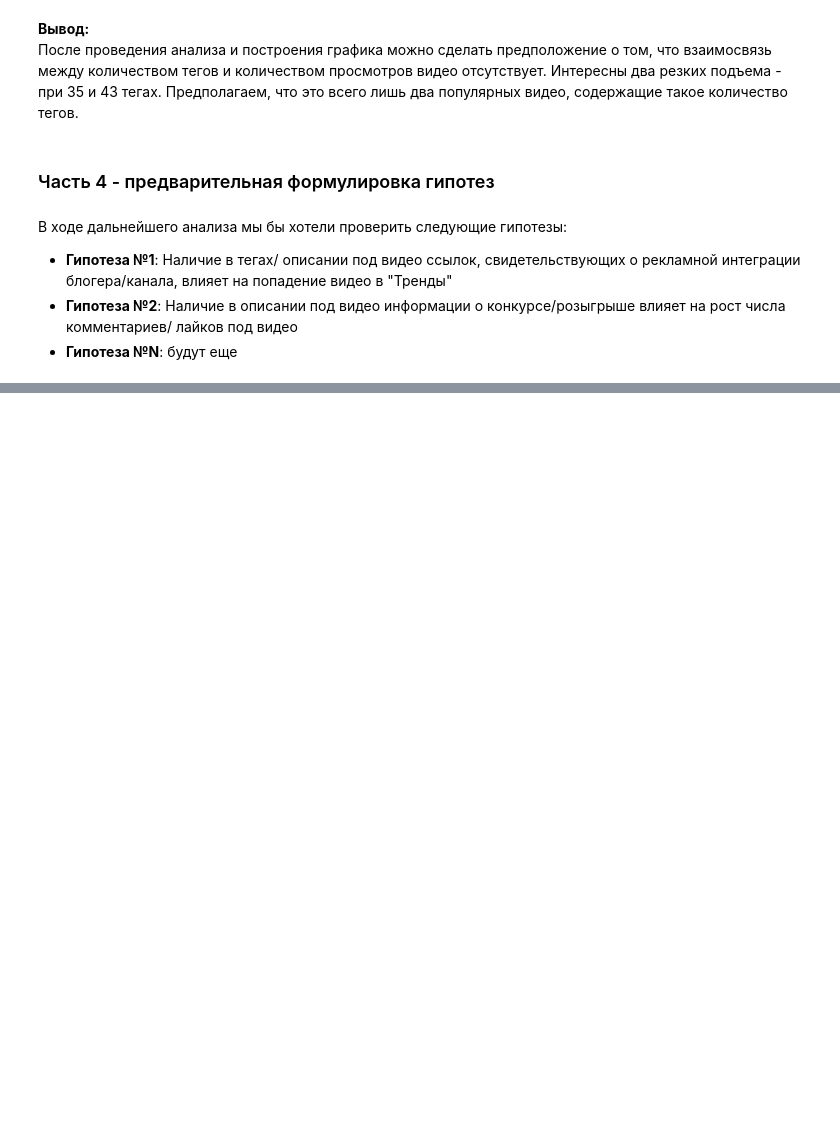
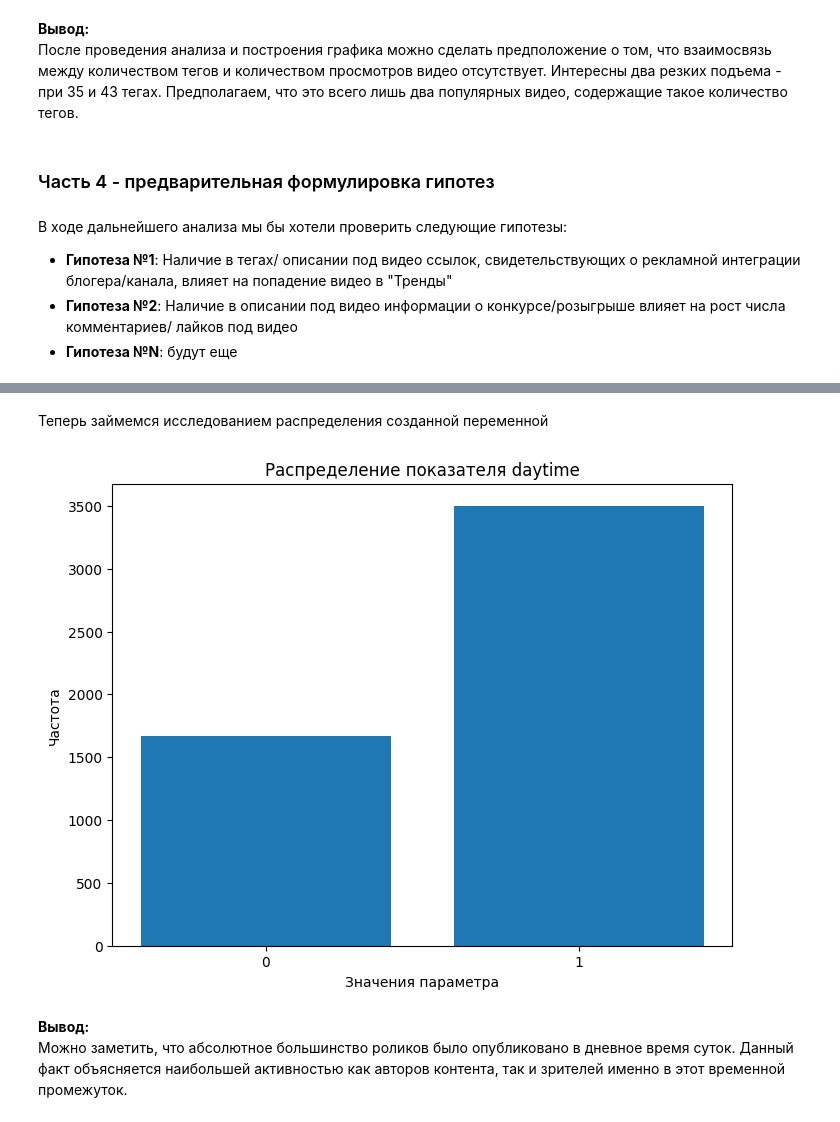
Before and after one commit to sardor014/project_andan_2023, a Jupyter notebook: EDA.ipynb, the cells around one changed output, grey strips where cells are left out. Cells and saved outputs as stored; diff of their text form; code cells hidden in the pictures; blank space fills up the shorter version.

```diff
--- a/EDA.ipynb
+++ b/EDA.ipynb
@@ -628,0 +638,16 @@ plt.ylabel('Количество просмотров', fontsize = 10);
+# %%
+df['daytime'] = df['publishedAt'].dt.hour.apply(lambda x: 1 if int(x) in range(6, 18) else 0)
+# %% [markdown]
+Теперь займемся исследованием распределения созданной переменной
+# %%
+plt.subplots(figsize=(8, 6))
+plt.bar([0, 1], [len(df[df['daytime'] == 0]), len(df[df['daytime'] == 1])])
+plt.xticks([0, 1])
+plt.xlabel('Значения параметра')
+plt.ylabel('Частота')
+plt.title('Распределение показателя daytime');
+# %% [output]
+[figure, added]
+# %% [markdown]
+**Вывод:** \
+Можно заметить, что абсолютное большинство роликов было опубликовано в дневное время суток. Данный факт объясняется наибольшей активностью как авторов контента, так и зрителей именно в этот временной промежуток.
```
Also changed, not shown: parts of 2 cells of this notebook.
